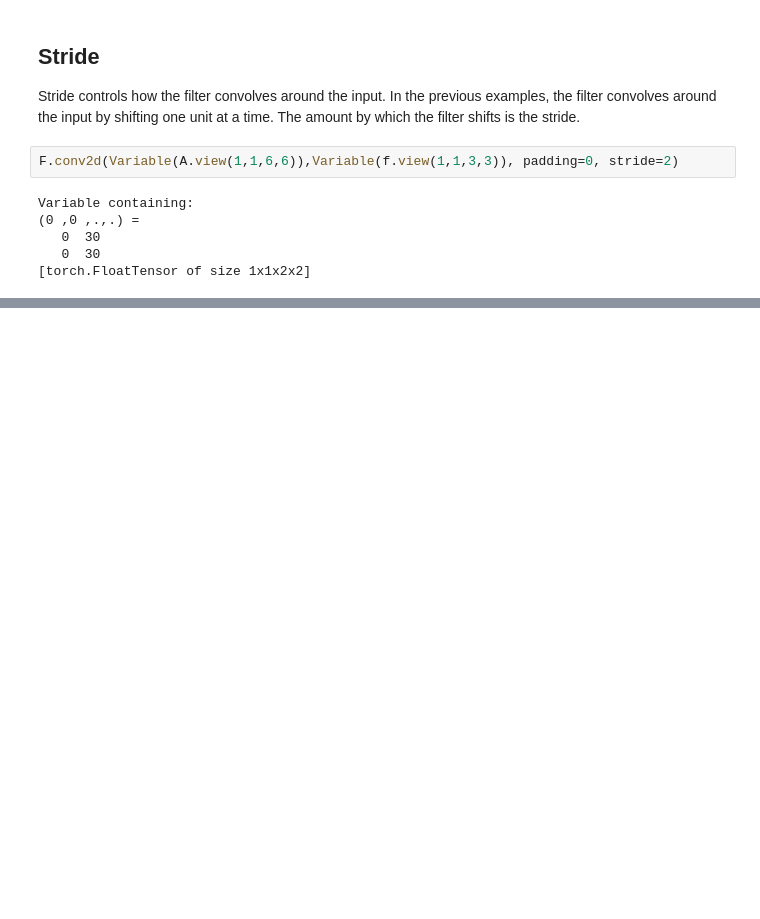
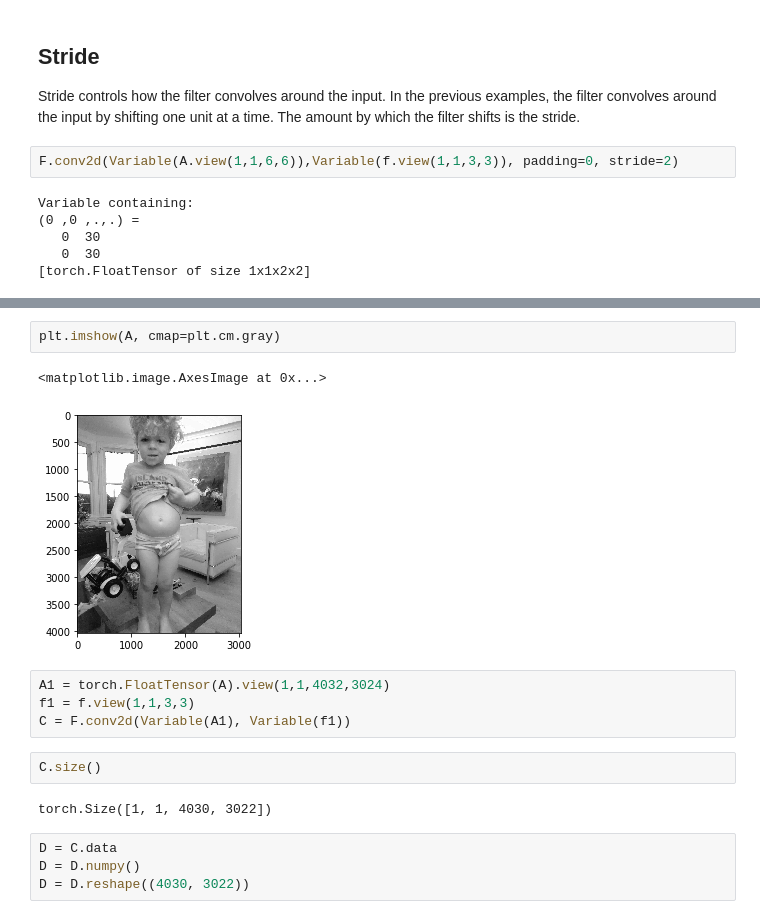
Before and after one commit to USF-ML2/notebooks, a Jupyter notebook: cnn.ipynb, the cells around one changed output, grey strips where cells are left out. Saved outputs shown, nothing was run; the diff lists cells and outputs as text; blank space fills up the shorter version.

```diff
--- a/cnn.ipynb
+++ b/cnn.ipynb
@@ -142,0 +163,17 @@ The final output has dimensions $(\frac{n-f + 2p}{s} + 1 \times \frac{n-f + 2p}{
+# %%
+plt.imshow(A, cmap=plt.cm.gray)
+# %% [output]
+<matplotlib.image.AxesImage at 0x...>
+[figure, added]
+# %%
+A1 = torch.FloatTensor(A).view(1,1,4032,3024)
+f1 = f.view(1,1,3,3)
+C = F.conv2d(Variable(A1), Variable(f1))
+# %%
+C.size()
+# %% [output]
+torch.Size([1, 1, 4030, 3022])
+# %%
+D = C.data
+D = D.numpy()
+D = D.reshape((4030, 3022))
```
Also changed, not shown: parts of 6 cells of this notebook.
